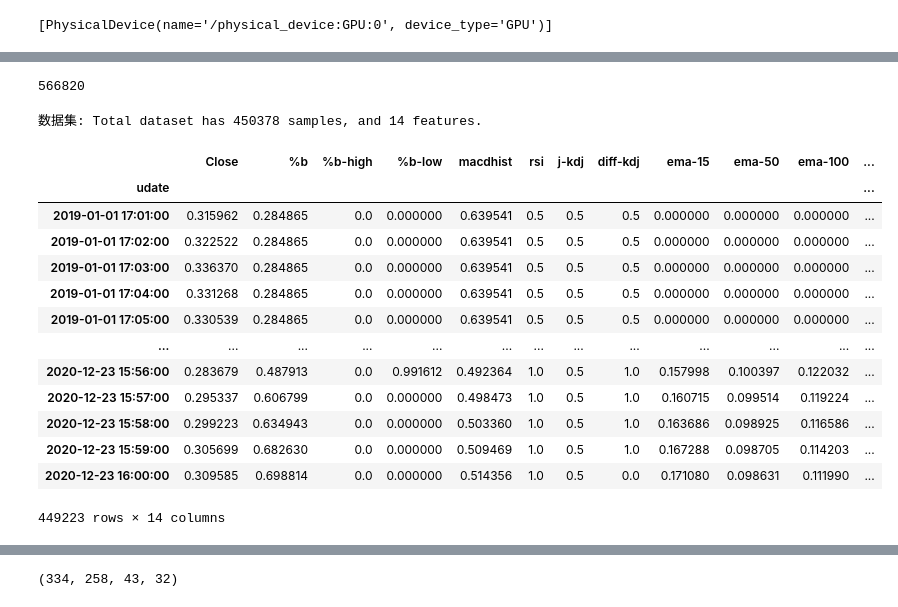
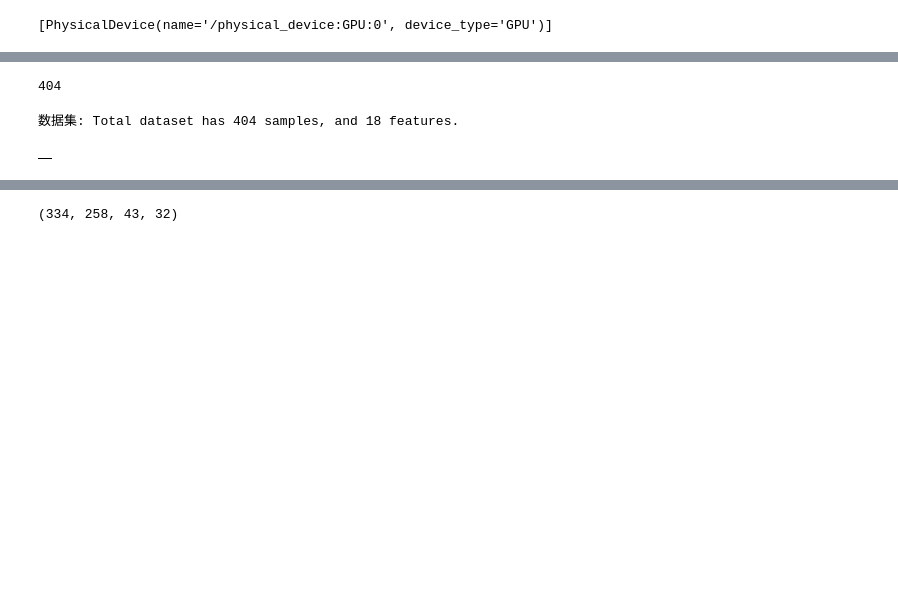
Before and after one commit to webclinic017/dbpower-machine-learning-project, a Jupyter notebook: nq10.ipynb, the cells around one changed output, grey strips where cells are left out. Saved outputs shown, nothing was run; the diff lists cells and outputs as text; code cells hidden in the pictures; blank space fills up the shorter version.

```diff
--- a/nq10.ipynb
+++ b/nq10.ipynb
@@ -312,21 +381,29 @@ for k, df4_1 in data2.items():
 pool.close()
 pool.join()
 
-drop_list_2.append(date(2019, 1, 13))
+drop_list_2.append(date(2018, 1, 14))
+drop_list_2.append(date(2018, 2, 18))
+drop_list_2.append(date(2018, 3, 11))
+drop_list_2.append(date(2018, 5, 27))
+drop_list_2.append(date(2018, 6, 24))
+drop_list_2.append(date(2018, 7, 3))
+drop_list_2.append(date(2018, 9, 2))
+drop_list_2.append(date(2018, 11, 21))
+drop_list_2.append(date(2018, 12, 4))
 drop_list_2.append(date(2019, 1, 20))
-drop_list_2.append(date(2019, 3, 8))
-drop_list_2.append(date(2019, 3, 15))
-drop_list_2.append(date(2019, 3, 16))
-drop_list_2.append(date(2019, 3, 17))
-drop_list_2.append(date(2019, 5, 24))
-drop_list_2.append(date(2019, 5, 25))
 drop_list_2.append(date(2019, 5, 26))
-
+drop_list_2.append(date(2019, 7, 3))
+drop_list_2.append(date(2019, 7, 28))
+drop_list_2.append(date(2019, 8, 4))
+drop_list_2.append(date(2019, 8, 25))
+drop_list_2.append(date(2019, 11, 27))
 drop_list_2.append(date(2020, 3, 8))
 drop_list_2.append(date(2020, 3, 15))
 drop_list_2.append(date(2020, 3, 17))
 drop_list_2.append(date(2020, 5, 24))
 drop_list_2.append(date(2020, 9, 6))
+drop_list_2.append(date(2020, 11, 25))
+
 for k in drop_list_2:
     data2.pop(k, None)
     print('excpet & delete: ', k)
@@ -357,6 +434,7 @@ data4_1 = [tuple(x) for x in df4_3.values]
 
 # 储存
 path_db = os.path.abspath(os.path.join('data', 'nq', 'data-15s', 'nq-15s.db'))
+path_db = os.path.abspath(os.path.join('data', 'nq', 'data', 'nq-1m.db'))
 db = sqlite3.connect(path_db)
 cursor = db.cursor()
 #cursor.executemany('REPLACE INTO nq (udate, high, low, open, close, vol) VALUES (?, ?, ?, ?, ?, ?)', data4_1)
@@ -366,7 +444,7 @@ db.close()
 
 len(data4_1)
 # %% [output]
-566820
+404
 # %%
 # 5.0 合併
 df5 = pd.DataFrame()
@@ -398,53 +476,50 @@ data3 = separate_daily(df5_3, 'dict')
 normalization_days = 10
 days2 = np.array(list(data3.keys()))
 len_days2 = (days2.shape[0]//normalization_days)+1
 data3_1 = []
 scalers = {}
-for i in range(len_days2):
+for i in range(len_days2, 0, -1):
     try:
-        start1, end1 = i*normalization_days, (i+1)*normalization_days
-        if end1 >= days2.shape[0]:
-            end1 = days2.shape[0]-1
+        end1 = (i*normalization_days)-(normalization_days-(days2.shape[0]%normalization_days))-1
+        start1 = end1-normalization_days
+        if start1 <= 0:
+            break # 不足够10天，退出
         # 5.3.3 每X日集合
         day_start, day_end = days2[start1], days2[end1]
         day_start2 = datetime(day_start.year, day_start.month, day_start.day, 17, 0, 0)
         day_end2 = datetime(day_end.year, day_end.month, day_end.day, 16, 0, 0)
         mask = ((df5_3['udate'] >= day_start2) & (df5_3['udate'] <= day_end2))
         df5_4 = df5_3[mask]
+        print('{} ~ {}  开始：{}   终结：{}'.
+              format(start1, end1, df5_4.iloc[0]['udate'].strftime('%Y-%m-%d %H:%M:%S'), df5_4.iloc[-1]['udate'].strftime('%Y-%m-%d %H:%M:%S')))
         # 5.4.4 正則代集合
         min_max_scaler = MinMaxScaler(feature_range=(0, 1))
         df5_5 = df5_4.drop(['udate'], axis=1)
         min_max_scaler.fit(df5_5)
         scalers[i] = {'scaler': min_max_scaler, 'day_start': day_start2, 'day_end': day_end2}
         df5_6 = min_max_scaler.transform(df5_5)
         df5_6 = pd.DataFrame(df5_6, columns=df5_5.columns, index=df5_5.index)
         df5_6['udate'] = df5_4['udate']
         # 5.4.5 合併
         data3_1.append(df5_6)
     except:
         print('except: ', start1, end1, len(days2))
 
-# 5.4.6 合併
+# 5.4.6 save mixmax scaler
+path_name_12 = os.path.abspath(os.path.join('min_max_scaler', prefix+'-'+cur_time+'.pkl'))
+if os.path.exists(path_name_12):
+    os.remove(path_name_12)
+joblib.dump(scalers, path_name_12)
+
+# 5.4.7 合併
 df5_7 = pd.DataFrame()
 for df5_8 in data3_1:
     df5_7 = pd.concat([df5_7, df5_8], axis=0, join='outer', ignore_index=False, keys=None, levels=None, names=None, verify_integrity=False, copy=True)
+df5_7.sort_index(inplace=True)
 df5_7
 # %% [output]
-数据集: Total dataset has 450378 samples, and 14 features.
+数据集: Total dataset has 404 samples, and 18 features.
-|  | Close | %b | %b-high | %b-low | macdhist | rsi | j-kdj | diff-kdj | ema-15 | ema-50 | ema-100 | ... |
-| udate |  |  |  |  |  |  |  |  |  |  |  | ... |
-| 2019-01-01 17:01:00 | 0.315962 | 0.284865 | 0.0 | 0.000000 | 0.639541 | 0.5 | 0.5 | 0.5 | 0.000000 | 0.000000 | 0.000000 | ... |
-| 2019-01-01 17:02:00 | 0.322522 | 0.284865 | 0.0 | 0.000000 | 0.639541 | 0.5 | 0.5 | 0.5 | 0.000000 | 0.000000 | 0.000000 | ... |
-| 2019-01-01 17:03:00 | 0.336370 | 0.284865 | 0.0 | 0.000000 | 0.639541 | 0.5 | 0.5 | 0.5 | 0.000000 | 0.000000 | 0.000000 | ... |
-| 2019-01-01 17:04:00 | 0.331268 | 0.284865 | 0.0 | 0.000000 | 0.639541 | 0.5 | 0.5 | 0.5 | 0.000000 | 0.000000 | 0.000000 | ... |
-| 2019-01-01 17:05:00 | 0.330539 | 0.284865 | 0.0 | 0.000000 | 0.639541 | 0.5 | 0.5 | 0.5 | 0.000000 | 0.000000 | 0.000000 | ... |
-| ... | ... | ... | ... | ... | ... | ... | ... | ... | ... | ... | ... | ... |
-| 2020-12-23 15:56:00 | 0.283679 | 0.487913 | 0.0 | 0.991612 | 0.492364 | 1.0 | 0.5 | 1.0 | 0.157998 | 0.100397 | 0.122032 | ... |
-| 2020-12-23 15:57:00 | 0.295337 | 0.606799 | 0.0 | 0.000000 | 0.498473 | 1.0 | 0.5 | 1.0 | 0.160715 | 0.099514 | 0.119224 | ... |
-| 2020-12-23 15:58:00 | 0.299223 | 0.634943 | 0.0 | 0.000000 | 0.503360 | 1.0 | 0.5 | 1.0 | 0.163686 | 0.098925 | 0.116586 | ... |
-| 2020-12-23 15:59:00 | 0.305699 | 0.682630 | 0.0 | 0.000000 | 0.509469 | 1.0 | 0.5 | 1.0 | 0.167288 | 0.098705 | 0.114203 | ... |
-| 2020-12-23 16:00:00 | 0.309585 | 0.698814 | 0.0 | 0.000000 | 0.514356 | 1.0 | 0.5 | 0.0 | 0.171080 | 0.098631 | 0.111990 | ... |
+|  |
-449223 rows × 14 columns
 # %%
 # 檢查 - 时间拦截器
 df5_71 = df5_7.loc[(df5_7['udate'] >= datetime(2020, 11, 4, 5, 0, 0)) & (df5_7['udate'] <= datetime(2020, 11, 4, 7, 0, 0))]
```
Also changed, not shown: parts of 7 cells of this notebook, 2 other files.
